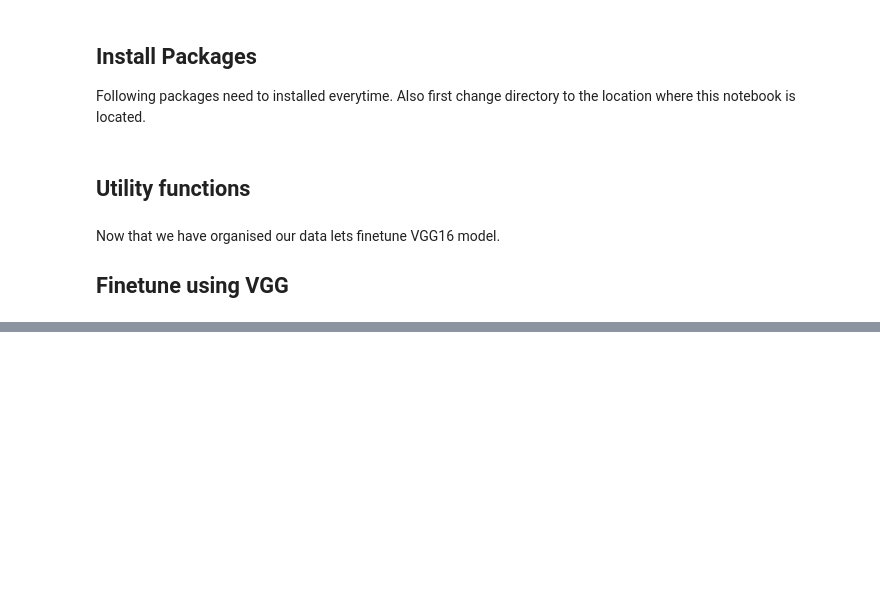
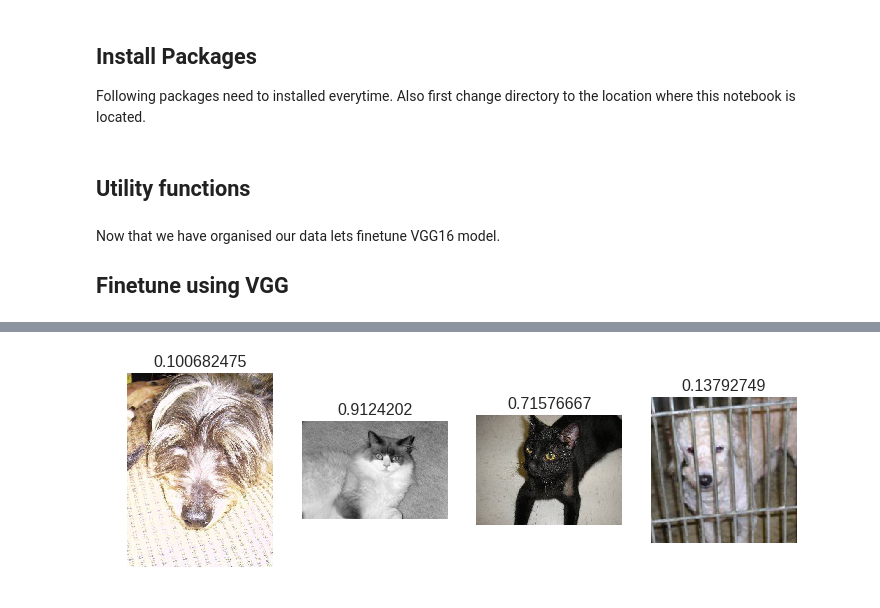
Before and after one commit to skakshay/Dogs-Cats-Redux, a Jupyter notebook: nb1.ipynb, the cells around one changed output, grey strips where cells are left out. Cells and saved outputs as stored; diff of their text form; code cells hidden in the pictures; blank space fills up the shorter version.

```diff
--- a/nb1.ipynb
+++ b/nb1.ipynb
@@ -262,0 +256,7 @@ no_epochs = 3
+# %%
+# Some random incorrect predictions
+incorrect = np.where(preds!=val_labels)[0]
+idx = np.random.permutation(incorrect)[:n_view]
+plot_idx(idx, probs[idx][:,1])
+# %% [output]
+[figure, added]
```
Also changed, not shown: parts of 50 cells of this notebook.
